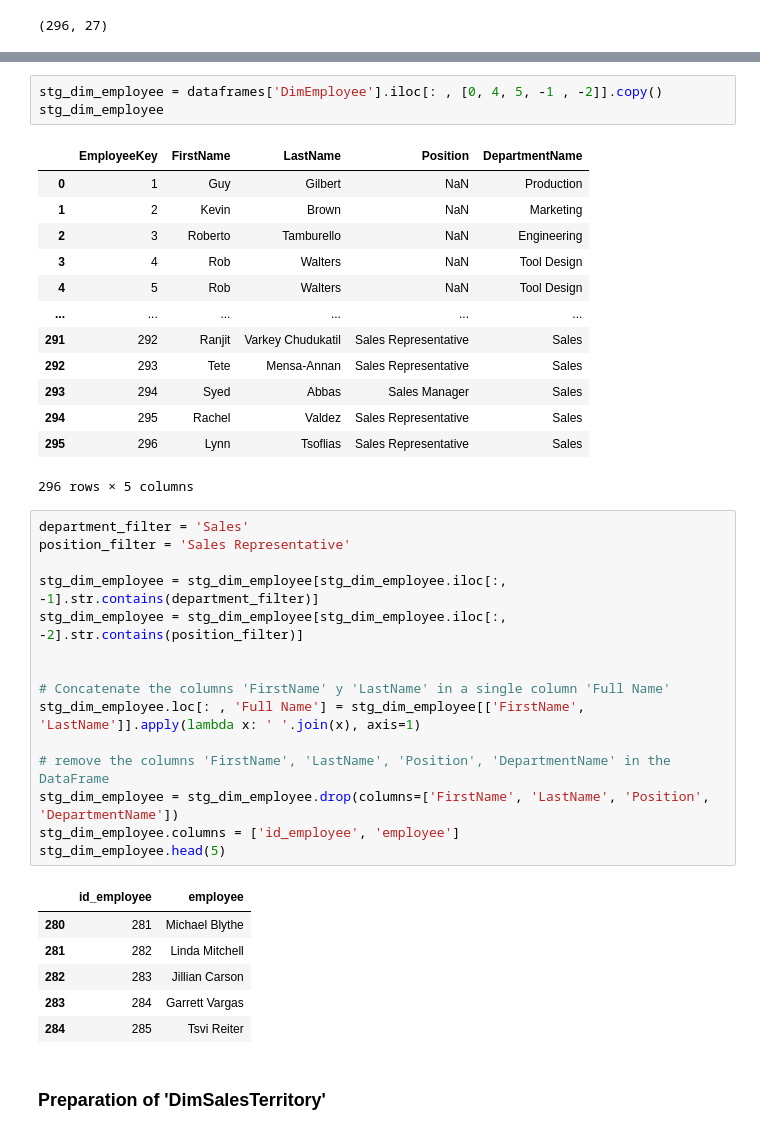
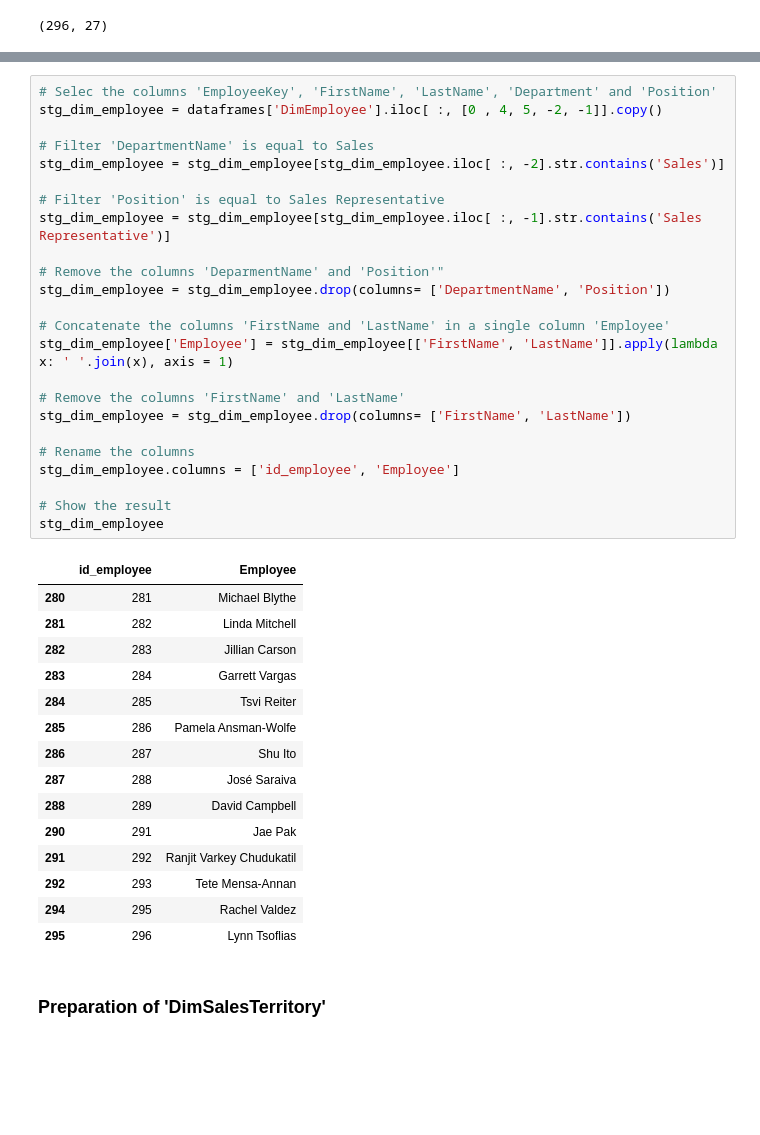
Before and after one commit to ClaudioChavarria/data_preparation_using_python, a Jupyter notebook: exercise_01_data_preparation_using_pandas/exercise_01_solution.ipynb, the cells around one changed output, grey strips where cells are left out. Drawn from its saved outputs; the diff is of its cells as text; blank space fills up the shorter version.

Commit message:
Update data preparation

```diff
--- a/exercise_01/exercise_01_solution.ipynb
+++ b/exercise_01_data_preparation_using_pandas/exercise_01_solution.ipynb
@@ -96,42 +101,43 @@ dataframes['DimEmployee'].head(2)
-# %%
-stg_dim_employee = dataframes['DimEmployee'].iloc[: , [0, 4, 5, -1 , -2]].copy()
-stg_dim_employee
-# %% [output]
-|  | EmployeeKey | FirstName | LastName | Position | DepartmentName |
-| 0 | 1 | Guy | Gilbert | NaN | Production |
-| 1 | 2 | Kevin | Brown | NaN | Marketing |
-| 2 | 3 | Roberto | Tamburello | NaN | Engineering |
-| 3 | 4 | Rob | Walters | NaN | Tool Design |
-| 4 | 5 | Rob | Walters | NaN | Tool Design |
-| ... | ... | ... | ... | ... | ... |
-| 291 | 292 | Ranjit | Varkey Chudukatil | Sales Representative | Sales |
-| 292 | 293 | Tete | Mensa-Annan | Sales Representative | Sales |
-| 293 | 294 | Syed | Abbas | Sales Manager | Sales |
-| 294 | 295 | Rachel | Valdez | Sales Representative | Sales |
-| 295 | 296 | Lynn | Tsoflias | Sales Representative | Sales |
-296 rows × 5 columns
 # %%
-department_filter = 'Sales'
-position_filter = 'Sales Representative'
+# Selec the columns 'EmployeeKey', 'FirstName', 'LastName', 'Department' and 'Position'
+stg_dim_employee = dataframes['DimEmployee'].iloc[ :, [0 , 4, 5, -2, -1]].copy()
 
-stg_dim_employee = stg_dim_employee[stg_dim_employee.iloc[:, -1].str.contains(department_filter)]
-stg_dim_employee = stg_dim_employee[stg_dim_employee.iloc[:, -2].str.contains(position_filter)]
+# Filter 'DepartmentName' is equal to Sales
+stg_dim_employee = stg_dim_employee[stg_dim_employee.iloc[ :, -2].str.contains('Sales')]
 
+# Filter 'Position' is equal to Sales Representative
+stg_dim_employee = stg_dim_employee[stg_dim_employee.iloc[ :, -1].str.contains('Sales Representative')]
 
-# Concatenate the columns 'FirstName' y 'LastName' in a single column 'Full Name'
-stg_dim_employee.loc[: , 'Full Name'] = stg_dim_employee[['FirstName', 'LastName']].apply(lambda x: ' '.join(x), axis=1)
+# Remove the columns 'DeparmentName' and 'Position'"
+stg_dim_employee = stg_dim_employee.drop(columns= ['DepartmentName', 'Position'])
 
-# remove the columns 'FirstName', 'LastName', 'Position', 'DepartmentName' in the DataFrame
-stg_dim_employee = stg_dim_employee.drop(columns=['FirstName', 'LastName', 'Position', 'DepartmentName'])
-stg_dim_employee.columns = ['id_employee', 'employee']
-stg_dim_employee.head(5)
+# Concatenate the columns 'FirstName and 'LastName' in a single column 'Employee'
+stg_dim_employee['Employee'] = stg_dim_employee[['FirstName', 'LastName']].apply(lambda x: ' '.join(x), axis = 1)
+
+# Remove the columns 'FirstName' and 'LastName'
+stg_dim_employee = stg_dim_employee.drop(columns= ['FirstName', 'LastName'])
+
+# Rename the columns
+stg_dim_employee.columns = ['id_employee', 'Employee']
+
+# Show the result
+stg_dim_employee
 # %% [output]
-|  | id_employee | employee |
+|  | id_employee | Employee |
 | 280 | 281 | Michael Blythe |
 | 281 | 282 | Linda Mitchell |
 | 282 | 283 | Jillian Carson |
 | 283 | 284 | Garrett Vargas |
 | 284 | 285 | Tsvi Reiter |
+| 285 | 286 | Pamela Ansman-Wolfe |
+| 286 | 287 | Shu Ito |
+| 287 | 288 | José Saraiva |
+| 288 | 289 | David Campbell |
+| 290 | 291 | Jae Pak |
+| 291 | 292 | Ranjit Varkey Chudukatil |
+| 292 | 293 | Tete Mensa-Annan |
+| 294 | 295 | Rachel Valdez |
+| 295 | 296 | Lynn Tsoflias |
 # %% [markdown]
 ### Preparation of 'DimSalesTerritory'
 # %%
```
Also changed, not shown: parts of 27 cells of this notebook, 2 other files.
